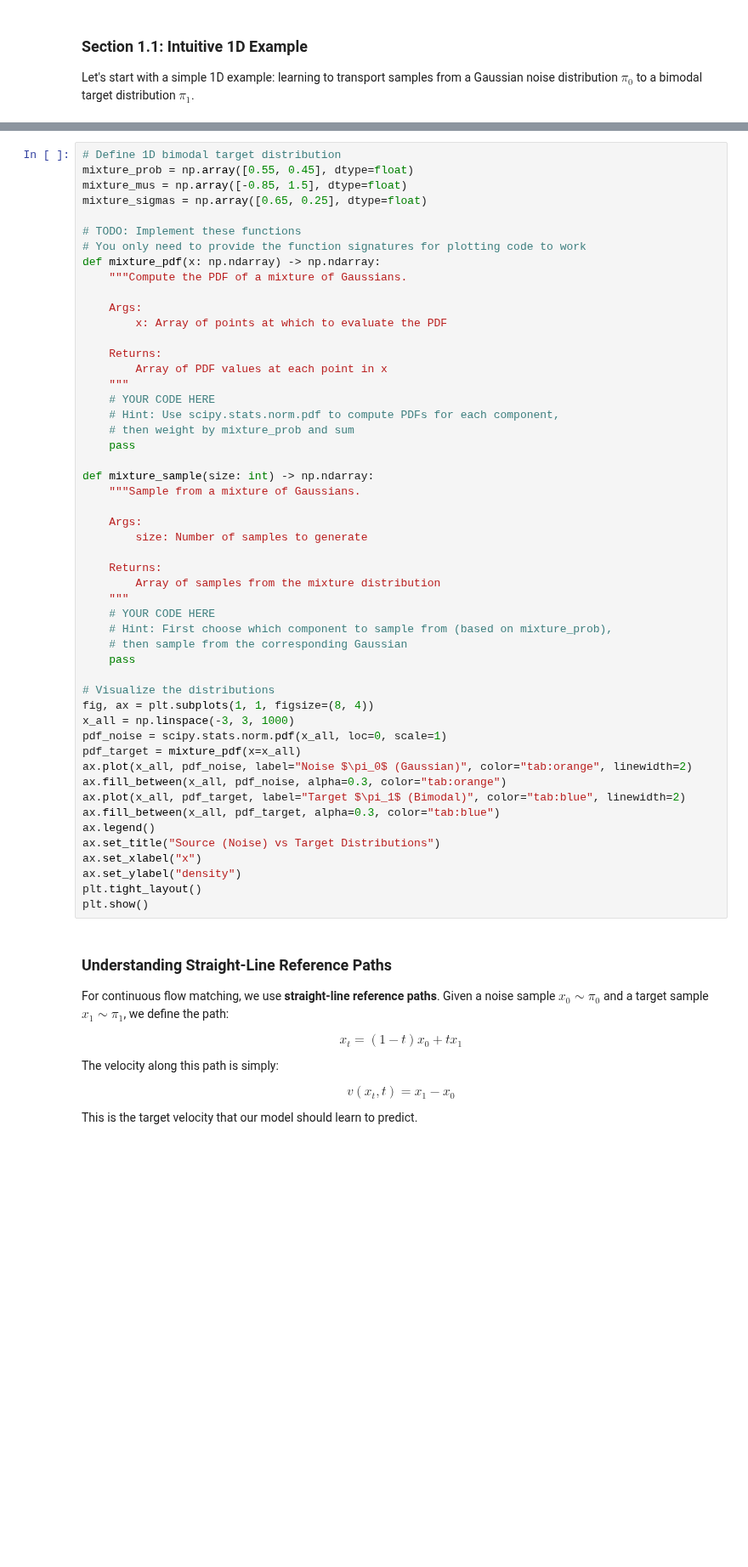
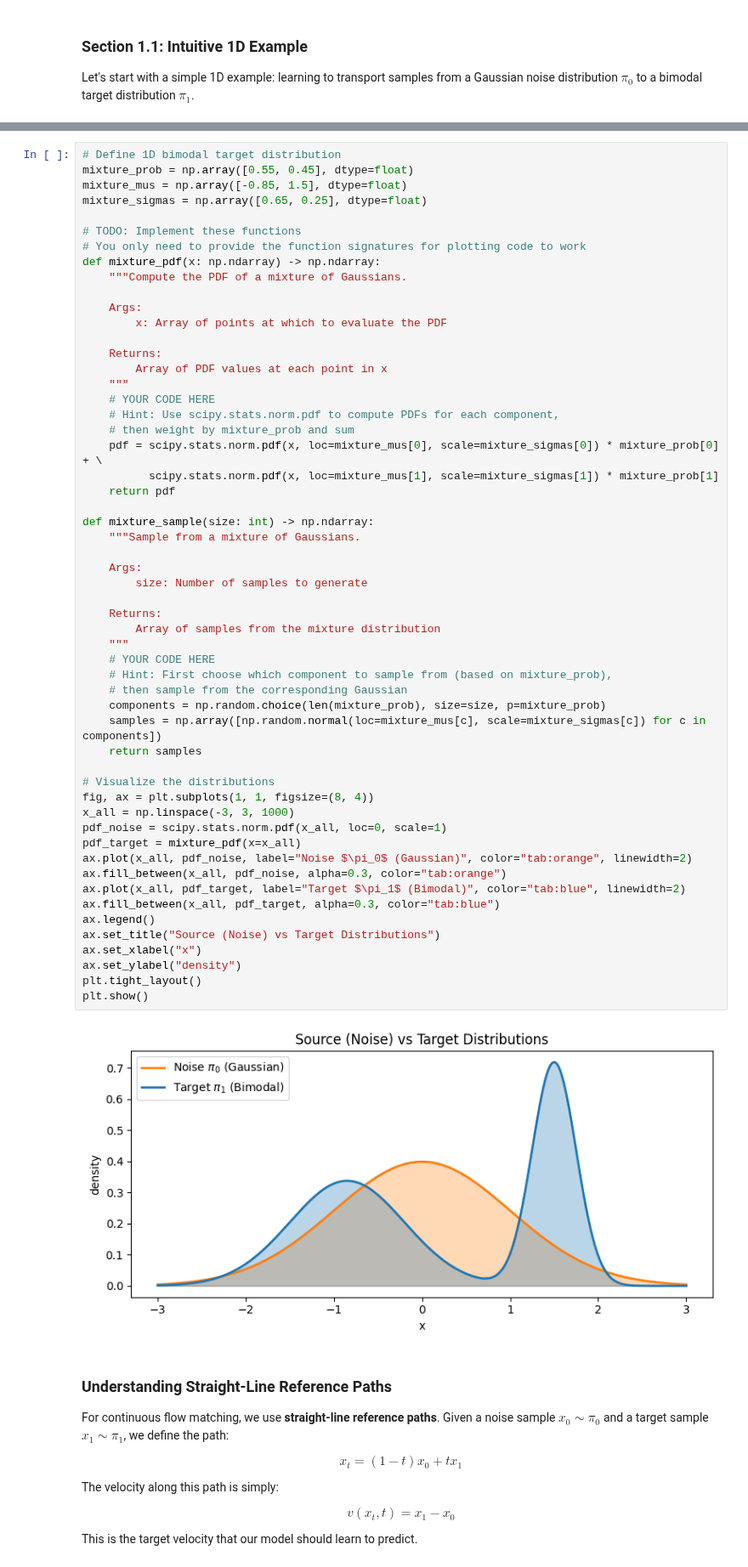
Before and after one commit to Titouaaaan/M2-MIND, a Jupyter notebook: ADL/tme3/flow_matching_practical_student.ipynb, the cells around one changed output, grey strips where cells are left out. Shown at 85% size. Drawn from its saved outputs; the diff is of its cells as text; blank space fills up the shorter version.

```diff
--- a/ADL/tme3/flow_matching_practical_student.ipynb
+++ b/ADL/tme3/flow_matching_practical_student.ipynb
@@ -81,37 +83,43 @@ def mixture_pdf(x: np.ndarray) -> np.ndarray:
     # YOUR CODE HERE
     # Hint: Use scipy.stats.norm.pdf to compute PDFs for each component,
     # then weight by mixture_prob and sum
-    pass
+    pdf = scipy.stats.norm.pdf(x, loc=mixture_mus[0], scale=mixture_sigmas[0]) * mixture_prob[0] + \
+          scipy.stats.norm.pdf(x, loc=mixture_mus[1], scale=mixture_sigmas[1]) * mixture_prob[1]
+    return pdf
 
 def mixture_sample(size: int) -> np.ndarray:
     """Sample from a mixture of Gaussians.
 
     Args:
         size: Number of samples to generate
 
     Returns:
         Array of samples from the mixture distribution
     """
     # YOUR CODE HERE
     # Hint: First choose which component to sample from (based on mixture_prob),
     # then sample from the corresponding Gaussian
-    pass
+    components = np.random.choice(len(mixture_prob), size=size, p=mixture_prob)
+    samples = np.array([np.random.normal(loc=mixture_mus[c], scale=mixture_sigmas[c]) for c in components])
+    return samples
 
 # Visualize the distributions
 fig, ax = plt.subplots(1, 1, figsize=(8, 4))
 x_all = np.linspace(-3, 3, 1000)
 pdf_noise = scipy.stats.norm.pdf(x_all, loc=0, scale=1)
 pdf_target = mixture_pdf(x=x_all)
 ax.plot(x_all, pdf_noise, label="Noise $\pi_0$ (Gaussian)", color="tab:orange", linewidth=2)
 ax.fill_between(x_all, pdf_noise, alpha=0.3, color="tab:orange")
 ax.plot(x_all, pdf_target, label="Target $\pi_1$ (Bimodal)", color="tab:blue", linewidth=2)
 ax.fill_between(x_all, pdf_target, alpha=0.3, color="tab:blue")
 ax.legend()
 ax.set_title("Source (Noise) vs Target Distributions")
 ax.set_xlabel("x")
 ax.set_ylabel("density")
 plt.tight_layout()
 plt.show()
+# %% [output]
+[figure, added]
 # %% [markdown]
 ### Understanding Straight-Line Reference Paths
 
```
Also changed, not shown: parts of 3 cells of this notebook.
